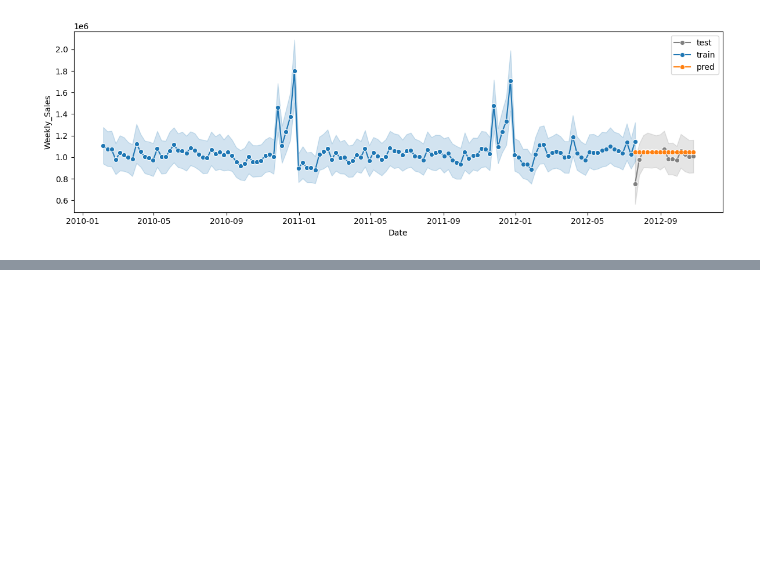
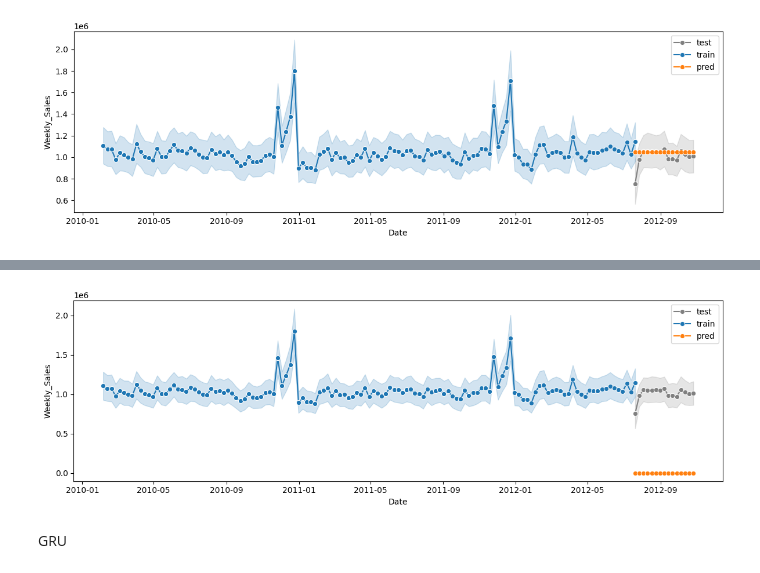
Before and after one commit to nataliastas/Time_series_forecasting, a Jupyter notebook: POF_praca_magosterska.ipynb, the cells around one changed output, grey strips where cells are left out. Saved outputs shown, nothing was run; the diff lists cells and outputs as text; code cells hidden in the pictures; blank space fills up the shorter version.

```diff
--- a/POF_praca_magosterska.ipynb
+++ b/POF_praca_magosterska.ipynb
@@ -684,0 +932,21 @@ plot_predict(data_train_ready_many_features, train_len_many, prediction_XGB_many
+# %%
+model_LSTM = Sequential()
+model_LSTM.add(LSTM(50,
+                       return_sequences = True,
+                       input_shape = (9,1)))
+model_LSTM.add(LSTM(50,
+                       return_sequences = False))
+model_LSTM.add(Dense(25))
+model_LSTM.add(Dense(1))
+model_LSTM.add(Dense(units = 1,activation='sigmoid'))
+model_LSTM.compile(loss='mean_absolute_error', optimizer='adam', metrics=['mean_squared_error'])
+model_LSTM.summary()
+model_LSTM.fit(X_train, Y_train, epochs=10, batch_size=10, verbose=1, validation_data=(X_test, Y_test))
+
+y_train_pred = model_LSTM.predict(X_train)
+y_test_pred = model_LSTM.predict(X_test)
+pred = y_test_pred[:,0]
+rmse_train = float(format(np.sqrt(mean_squared_error(Y_train, y_train_pred)), '.3f'))
+rmse_test = float(format(np.sqrt(mean_squared_error(Y_test, y_test_pred)), '.3f'))
+print(rmse_train)
+print(rmse_test)
@@ -684,0 +988,6 @@ plot_predict(data_train_ready_many_features, train_len_many, prediction_XGB_many
+# %%
+plot_predict(data_train_ready_many_features, train_len_many, pred)
+# %% [output]
+[figure, added]
+# %% [markdown]
+GRU
```
Also changed, not shown: parts of 22 cells of this notebook.
